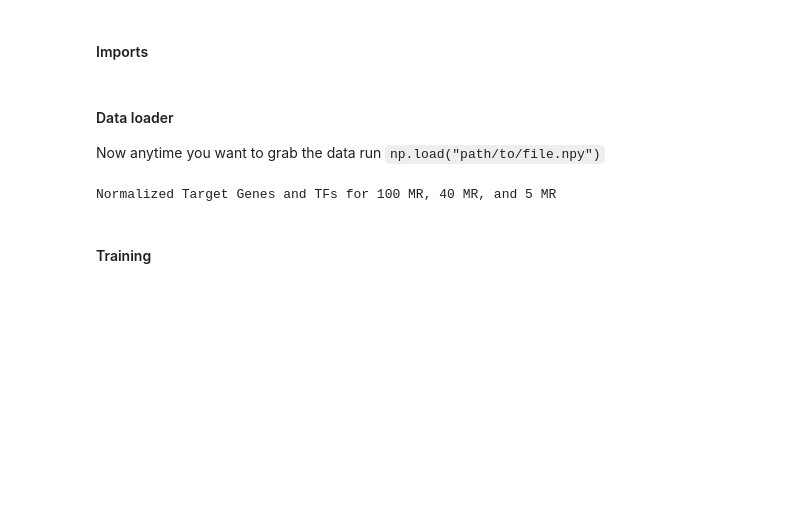
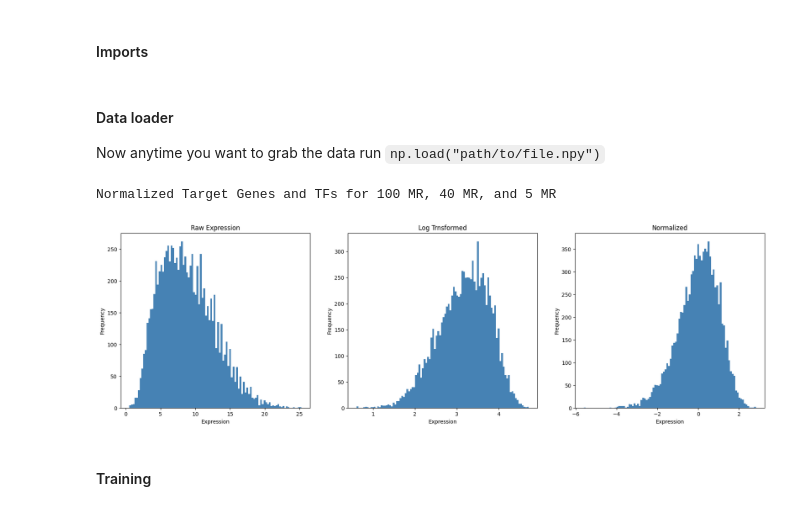
Before and after one commit to cameronmains/grnreconstruction, a Jupyter notebook: src/data_preprocessing/Random_forest_att1.ipynb, the cells around one changed output. Cells and saved outputs as stored; diff of their text form; code cells hidden in the pictures; blank space fills up the shorter version.

```diff
--- a/src/data_preprocessing/Random_forest_att1.ipynb
+++ b/src/data_preprocessing/Random_forest_att1.ipynb
@@ -56,33 +56,52 @@ ground_truth40 = pd.read_csv(ground_truth_path_40mr, header=None).values
 
 ground_truth_path_5mr = "../../5_mr_50_cond/bipartite_GRN.csv"
 ground_truth5 = pd.read_csv(ground_truth_path_5mr, header=None).values
 
 ## Log Normalization
 data_100_mr_100_cond_tfs_LOG = np.log2(data_100_mr_100_cond_tfs + 1)
 data_100_mr_100_cond_tgs_LOG = np.log2(data_100_mr_100_cond_tgs + 1)
 
 data_5_mr_50_cond_tfs_LOG = np.log2( data_5_mr_50_cond_tfs+ 1)
 data_5_mr_50_cond_tgs_LOG = np.log2(data_5_mr_50_cond_tgs+1)
 
 data_40_mr_50_cond_tfs_LOG = np.log2(data_40_mr_50_cond_tfs+1)
 data_40_mr_50_cond_tgs_LOG = np.log2(data_40_mr_50_cond_tgs+1)
 
 
 ## Transform features to zero mean, 1 stdev
 scaler = StandardScaler()
 
 tf_100mr_normalized = scaler.fit_transform(data_100_mr_100_cond_tfs_LOG)
 tg_100mr_nomralized = scaler.fit_transform(data_100_mr_100_cond_tgs_LOG)
 
 tf_40mr_normalized = scaler.fit_transform(data_40_mr_50_cond_tfs_LOG)
 tg_40mr_normalized = scaler.fit_transform(data_40_mr_50_cond_tgs_LOG)
 
 tf_5mr_normalized = scaler.fit_transform(data_5_mr_50_cond_tfs_LOG)
 tg_5mr_normalized = scaler.fit_transform(data_5_mr_50_cond_tgs_LOG)
 
 print("Normalized Target Genes and TFs for 100 MR, 40 MR, and 5 MR")
+
+fig, axs = plt.subplots(1, 3, figsize=(22, 6))
+
+axs[0].hist(data_100_mr_100_cond_tgs.flatten(), bins=100, color='steelblue')
+axs[0].set_title('Raw Expression')
+axs[0].set_xlabel('Expression')
+axs[0].set_ylabel('Frequency')
+
+axs[1].hist(data_100_mr_100_cond_tgs_LOG.flatten(), bins=100, color='steelblue')
+axs[1].set_title('Log Trnsformed')
+axs[1].set_xlabel('Expression')
+axs[1].set_ylabel('Frequency')
+
+axs[2].hist(tg_100mr_nomralized.flatten(), bins=100, color='steelblue')
+axs[2].set_title('Normalized')
+axs[2].set_xlabel('Expression')
+axs[2].set_ylabel('Frequency')
+plt.show()
 # %% [output]
 Normalized Target Genes and TFs for 100 MR, 40 MR, and 5 MR
+[figure, added]
 # %% [markdown]
 #### Training
 # %%
```
